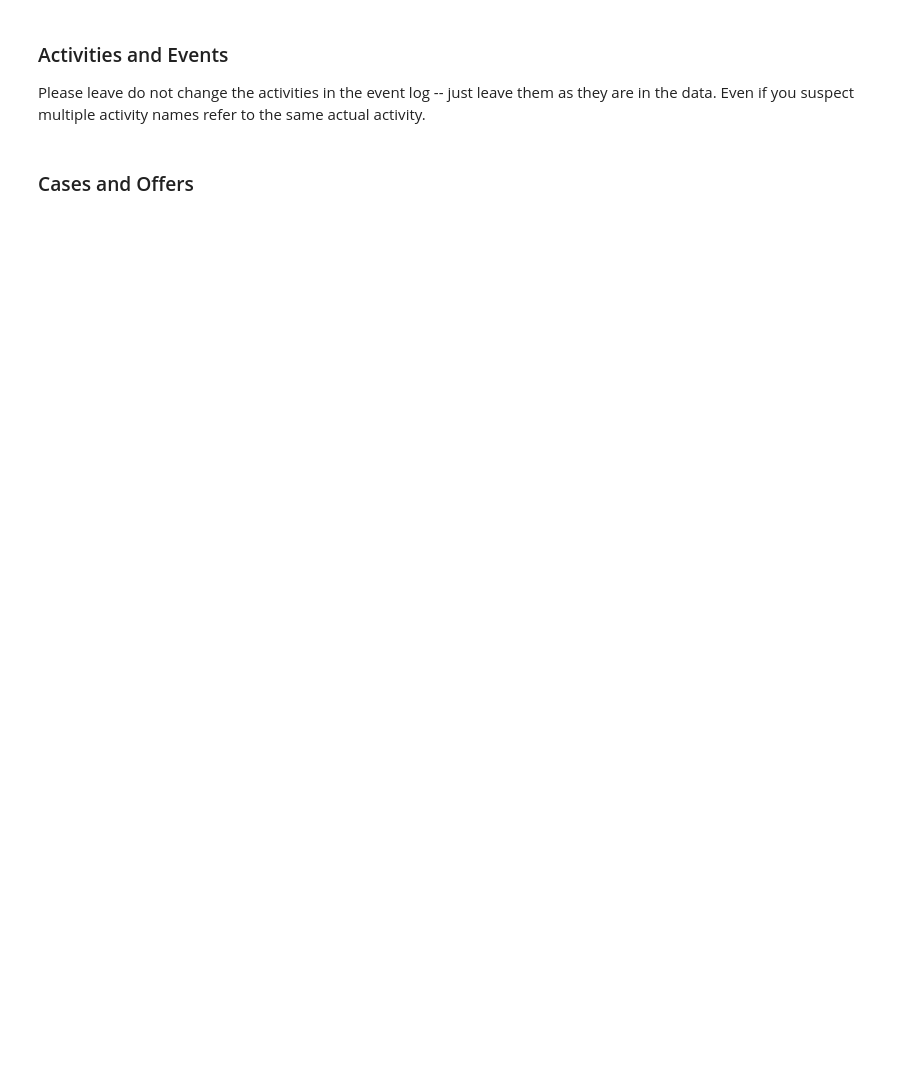
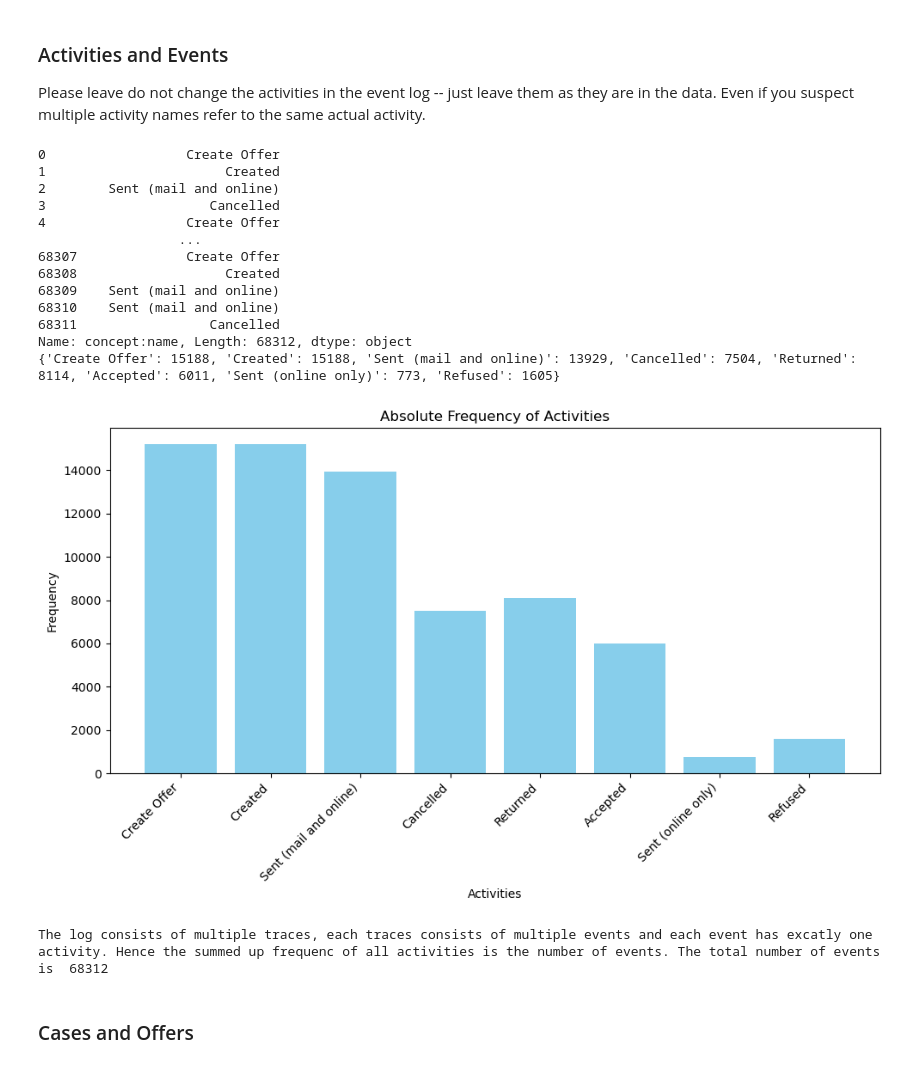
Before and after one commit to dxvidnrt/DataScience, a Jupyter notebook: assign2/03_process_mining.ipynb, the cells around one changed output. Drawn from its saved outputs; the diff is of its cells as text; code cells hidden in the pictures; blank space fills up the shorter version.

```diff
--- a/assign2/03_process_mining.ipynb
+++ b/assign2/03_process_mining.ipynb
@@ -38,6 +45,44 @@ Use Python and PM4PY (https://processintelligence.solutions/static/api/2.7.11/)
 Please leave do not change the activities in the event log -- just leave them as they are in the data. Even if you suspect multiple activity names refer to the same actual activity.
 # %%
 # number of events and plot showing the frequency of each activity
+
+activities = data["concept:name"]
+activityCounts = Counter(activities)
+
+print(activities)
+
+frequencyActivities = dict(activityCounts)
+print(frequencyActivities)
+
+
+plt.figure(figsize=(10, 6))
+plt.bar(activitiesList, frequenciesList, color='skyblue')
+plt.xlabel('Activities')
+plt.ylabel('Frequency')
+plt.title('Absolute Frequency of Activities')
+plt.xticks(rotation=45, ha='right')
+plt.tight_layout()
+plt.show()
+
+print("""The log consists of multiple traces, each traces consists of multiple events and each event has excatly one
+activity. Hence the summed up frequenc of all activities is the number of events. The total number of events is """, len(activities))
+# %% [output]
+0                  Create Offer
+1                       Created
+2        Sent (mail and online)
+3                     Cancelled
+4                  Create Offer
+                  ...
+68307              Create Offer
+68308                   Created
+68309    Sent (mail and online)
+68310    Sent (mail and online)
+68311                 Cancelled
+Name: concept:name, Length: 68312, dtype: object
+{'Create Offer': 15188, 'Created': 15188, 'Sent (mail and online)': 13929, 'Cancelled': 7504, 'Returned': 8114, 'Accepted': 6011, 'Sent (online only)': 773, 'Refused': 1605}
+[figure, added]
+The log consists of multiple traces, each traces consists of multiple events and each event has excatly one
+activity. Hence the summed up frequenc of all activities is the number of events. The total number of events is  68312
 # %% [markdown]
 ### Cases and Offers
 # %%
```
Also changed, not shown: parts of 6 cells of this notebook, 1 other file.
